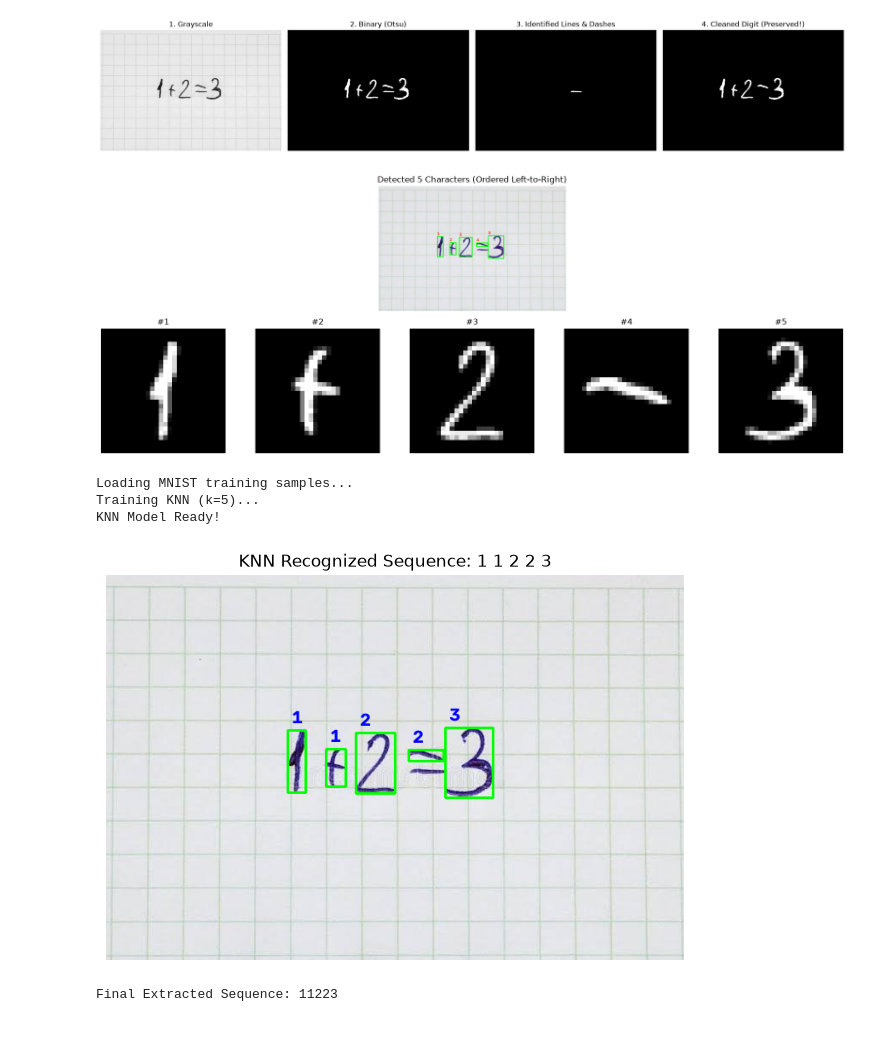
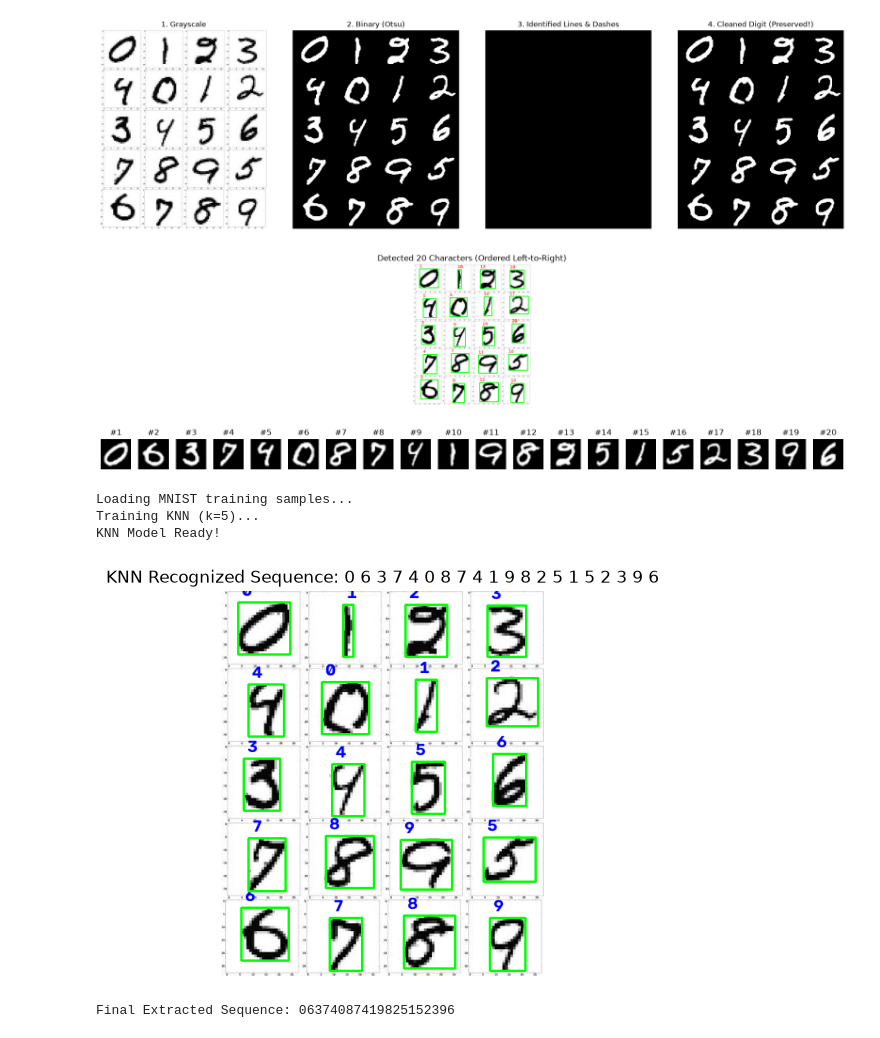
Before and after one commit to Sourodip-1/handwritten-digit-detection, a Jupyter notebook: main.ipynb, the cells around one changed output. Saved outputs shown, nothing was run; the diff lists cells and outputs as text; code cells hidden in the pictures.

```diff
--- a/main.ipynb
+++ b/main.ipynb
@@ -4,7 +4,7 @@ import numpy as np
 import matplotlib.pyplot as plt
 import pytesseract
 
-img=cv.imread('photos/image1.jpeg')
+img=cv.imread('photos/digit3.jpeg')
 
 gray = cv.cvtColor(img,cv.COLOR_BGR2GRAY)
 
@@ -24,34 +24,34 @@ image_width=img.shape[1]
 
 for i in range(1,num_labels):
     x,y,w,h,area=stats[i]
     aspect_ratio=w/float(h)
 
     #propert-A is dashed or noise
     is_dashed_or_noise = (area<40 or h<10)
 
     #property-B is ruled_line
     is_ruled_line = (area>image_width*0.35 and aspect_ratio>5)
 
     if is_dashed_or_noise or is_ruled_line:
         detected_artifacts[labels==i]=255 #removal
     else:
         cleaned_digits[labels==i]=255 #keep
 
 fig, axes = plt.subplots(1, 4, figsize=(18, 5))
 axes[0].imshow(gray, cmap='gray')
 axes[0].set_title('1. Grayscale')
 axes[1].imshow(thresh, cmap='gray')
 axes[1].set_title('2. Binary (Otsu)')
 axes[2].imshow(detected_artifacts, cmap='gray')
 axes[2].set_title('3. Identified Lines & Dashes')
 axes[3].imshow(cleaned_digits, cmap='gray')
 axes[3].set_title('4. Cleaned Digit (Preserved!)')
 for ax in axes:
     ax.axis('off')
 plt.tight_layout()
 plt.show()
 # %% [output]
-[figure, old version]
+[figure, new version]
 # %%
 # ==========================================
 # STAGE 2: SEGMENTATION & 28x28 NORMALIZATION
@@ -118,7 +118,7 @@ for i, d in enumerate(normalized_digits):
 plt.tight_layout()
 plt.show()
 # %% [output]
-[figure, old version]
+[figure, new version]
 # %%
 # ==========================================
 # STAGE 3: DIGIT CLASSIFICATION WITH KNN (TUNED)
@@ -198,8 +198,8 @@ print("Final Extracted Sequence:", "".join(str(p) for p in knn_predictions))
 Loading MNIST training samples...
 Training KNN (k=5)...
 KNN Model Ready!
-[figure, old version]
+[figure, new version]
-Final Extracted Sequence: 11223
+Final Extracted Sequence: 06374087419825152396
 # %%
 # ==========================================
 # STAGE 3 EVALUATION: CONFUSION MATRIX & HEATMAP
```
Also changed, not shown: parts of 1 cell of this notebook, 4 other files.
